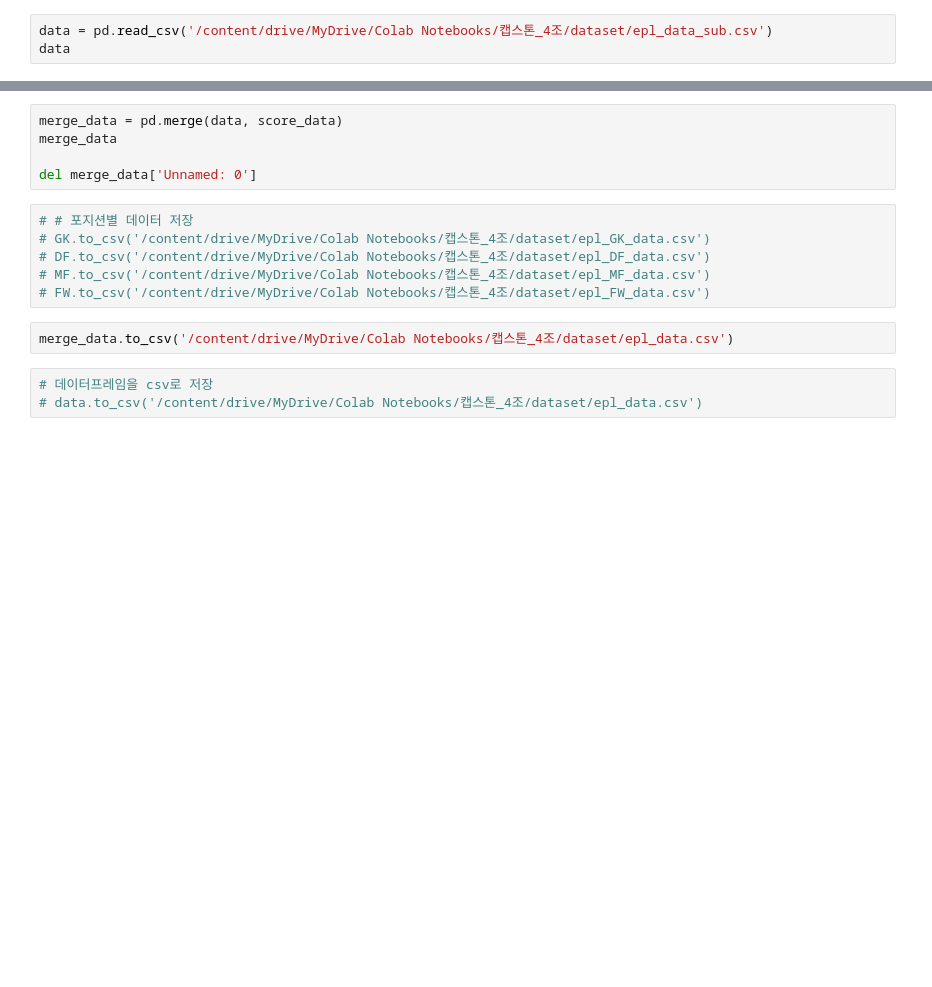
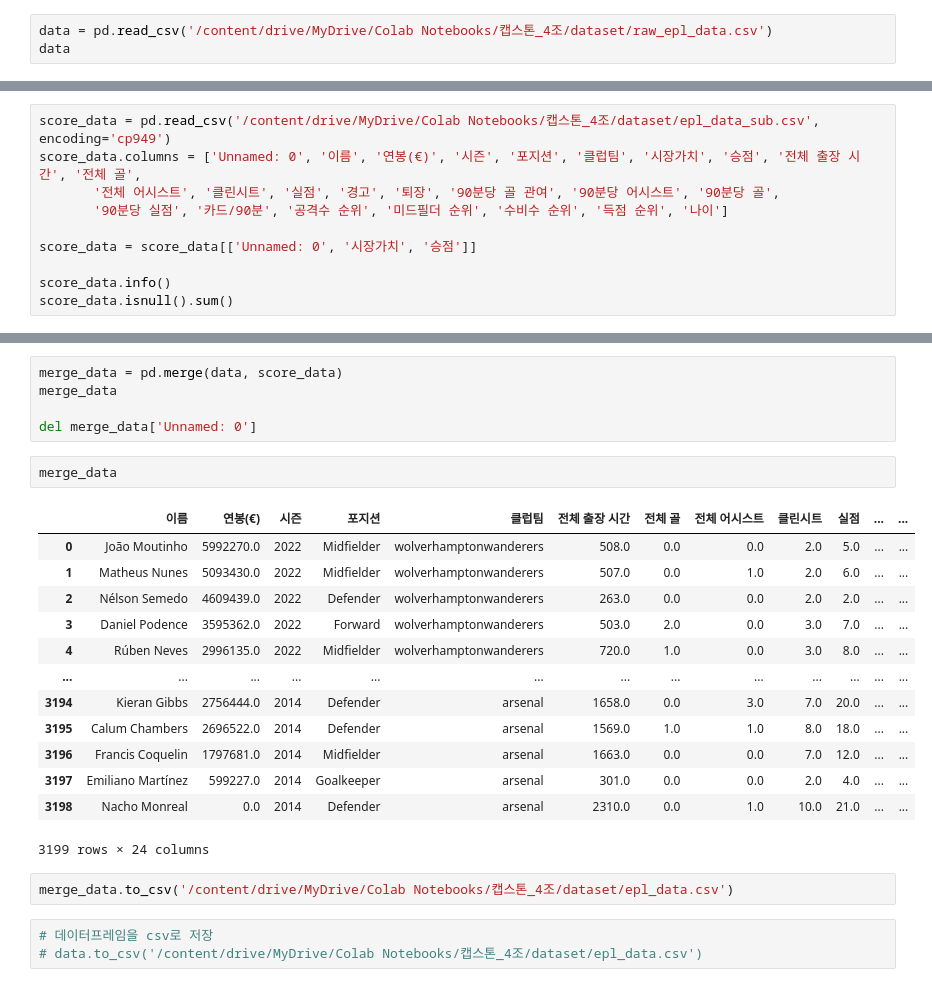
Before and after one commit to kkamyang/EPL-market-prediction, a Jupyter notebook: project_flow/00_setup.ipynb, the cells around one changed output, grey strips where cells are left out. Saved outputs shown, nothing was run; the diff lists cells and outputs as text; blank space fills up the shorter version.

```diff
--- a/project_flow/00_setup.ipynb
+++ b/project_flow/00_setup.ipynb
@@ -514,7 +470,7 @@ FW.head()
 # %% [markdown]
 # 선수 이름 오류 해결
 # %%
-data = pd.read_csv('/content/drive/MyDrive/Colab Notebooks/캡스톤_4조/dataset/epl_data_sub.csv')
+data = pd.read_csv('/content/drive/MyDrive/Colab Notebooks/캡스톤_4조/dataset/raw_epl_data.csv')
 data
 # %% [output]
 |  | Unnamed: 0 | 이름 | 연봉(€) | 시즌 | 포지션 | 클럽팀 | 전체 출장 시간 | 전체 골 | 전체 어시스트 | 클린시트 | ... | ... |
@@ -551,0 +496,10 @@ score_data
+# %%
+score_data = pd.read_csv('/content/drive/MyDrive/Colab Notebooks/캡스톤_4조/dataset/epl_data_sub.csv', encoding='cp949')
+score_data.columns = ['Unnamed: 0', '이름', '연봉(€)', '시즌', '포지션', '클럽팀', '시장가치', '승점', '전체 출장 시간', '전체 골',
+       '전체 어시스트', '클린시트', '실점', '경고', '퇴장', '90분당 골 관여', '90분당 어시스트', '90분당 골',
+       '90분당 실점', '카드/90분', '공격수 순위', '미드필더 순위', '수비수 순위', '득점 순위', '나이']
+
+score_data = score_data[['Unnamed: 0', '시장가치', '승점']]
+
+score_data.info()
+score_data.isnull().sum()
@@ -554,12 +523,22 @@ merge_data = pd.merge(data, score_data)
 merge_data
 
 del merge_data['Unnamed: 0']
-# %%
-# # 포지션별 데이터 저장
-# GK.to_csv('/content/drive/MyDrive/Colab Notebooks/캡스톤_4조/dataset/epl_GK_data.csv')
-# DF.to_csv('/content/drive/MyDrive/Colab Notebooks/캡스톤_4조/dataset/epl_DF_data.csv')
-# MF.to_csv('/content/drive/MyDrive/Colab Notebooks/캡스톤_4조/dataset/epl_MF_data.csv')
-# FW.to_csv('/content/drive/MyDrive/Colab Notebooks/캡스톤_4조/dataset/epl_FW_data.csv')
+# %%
+merge_data
+# %% [output]
+|  | 이름 | 연봉(€) | 시즌 | 포지션 | 클럽팀 | 전체 출장 시간 | 전체 골 | 전체 어시스트 | 클린시트 | 실점 | ... | ... |
+| 0 | João Moutinho | 5992270.0 | 2022 | Midfielder | wolverhamptonwanderers | 508.0 | 0.0 | 0.0 | 2.0 | 5.0 | ... | ... |
+| 1 | Matheus Nunes | 5093430.0 | 2022 | Midfielder | wolverhamptonwanderers | 507.0 | 0.0 | 1.0 | 2.0 | 6.0 | ... | ... |
+| 2 | Nélson Semedo | 4609439.0 | 2022 | Defender | wolverhamptonwanderers | 263.0 | 0.0 | 0.0 | 2.0 | 2.0 | ... | ... |
+| 3 | Daniel Podence | 3595362.0 | 2022 | Forward | wolverhamptonwanderers | 503.0 | 2.0 | 0.0 | 3.0 | 7.0 | ... | ... |
+| 4 | Rúben Neves | 2996135.0 | 2022 | Midfielder | wolverhamptonwanderers | 720.0 | 1.0 | 0.0 | 3.0 | 8.0 | ... | ... |
+| ... | ... | ... | ... | ... | ... | ... | ... | ... | ... | ... | ... | ... |
+| 3194 | Kieran Gibbs | 2756444.0 | 2014 | Defender | arsenal | 1658.0 | 0.0 | 3.0 | 7.0 | 20.0 | ... | ... |
+| 3195 | Calum Chambers | 2696522.0 | 2014 | Defender | arsenal | 1569.0 | 1.0 | 1.0 | 8.0 | 18.0 | ... | ... |
+| 3196 | Francis Coquelin | 1797681.0 | 2014 | Midfielder | arsenal | 1663.0 | 0.0 | 0.0 | 7.0 | 12.0 | ... | ... |
+| 3197 | Emiliano Martínez | 599227.0 | 2014 | Goalkeeper | arsenal | 301.0 | 0.0 | 0.0 | 2.0 | 4.0 | ... | ... |
+| 3198 | Nacho Monreal | 0.0 | 2014 | Defender | arsenal | 2310.0 | 0.0 | 1.0 | 10.0 | 21.0 | ... | ... |
+3199 rows × 24 columns
 # %%
 merge_data.to_csv('/content/drive/MyDrive/Colab Notebooks/캡스톤_4조/dataset/epl_data.csv')
 # %%
```
Also changed, not shown: parts of 15 cells of this notebook.
